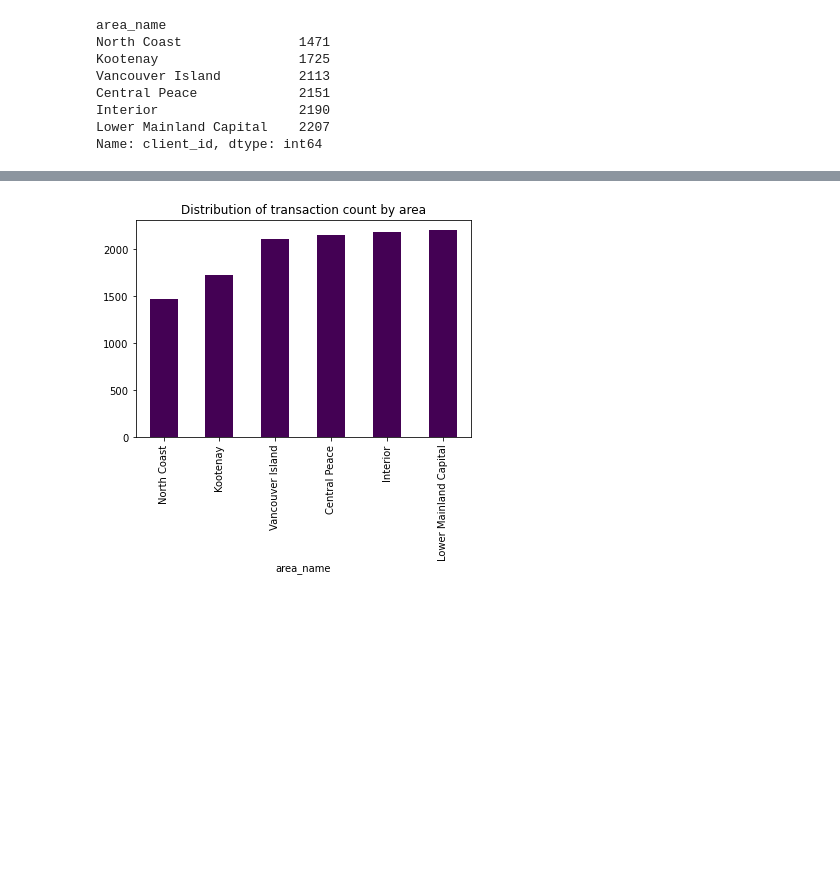
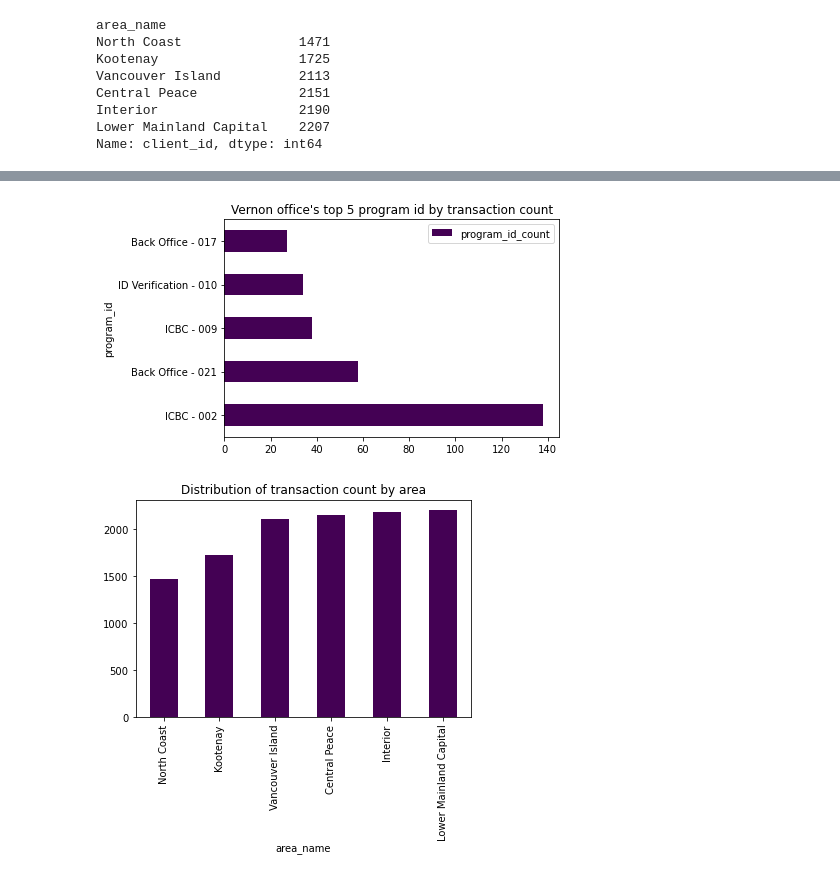
Before and after one commit to varunindurthi/Services-BC-EDA-REQ101268, a Jupyter notebook: data_analysis.ipynb, the cells around one changed output, grey strips where cells are left out. Saved outputs shown, nothing was run; the diff lists cells and outputs as text; code cells hidden in the pictures; blank space fills up the shorter version.

```diff
--- a/data_analysis.ipynb
+++ b/data_analysis.ipynb
@@ -472,3 +529,6 @@ Central Peace             2151
 Interior                  2190
 Lower Mainland Capital    2207
 Name: client_id, dtype: int64
+# %%
+service_counts_by_office =  merged_visit_df.groupby(['office_name','program_id']).agg(program_id_count=('client_id','count')).reset_index()
+service_counts_by_office.head()
@@ -475,3 +551,8 @@ Name: client_id, dtype: int64
+# %%
+service_counts_by_office[service_counts_by_office['office_name']=='Vernon'].sort_values(by='program_id_count',ascending=False).head().plot(y='program_id_count',x='program_id',kind='barh', colormap='viridis')
+plt.title("Vernon office's top 5 program id by transaction count");
+# %% [output]
+[figure, added]
 # %%
 transactions_by_area.plot(kind='bar',colormap='viridis')
 plt.title('Distribution of transaction count by area')
```
Also changed, not shown: parts of 18 cells of this notebook, 3 other files.
